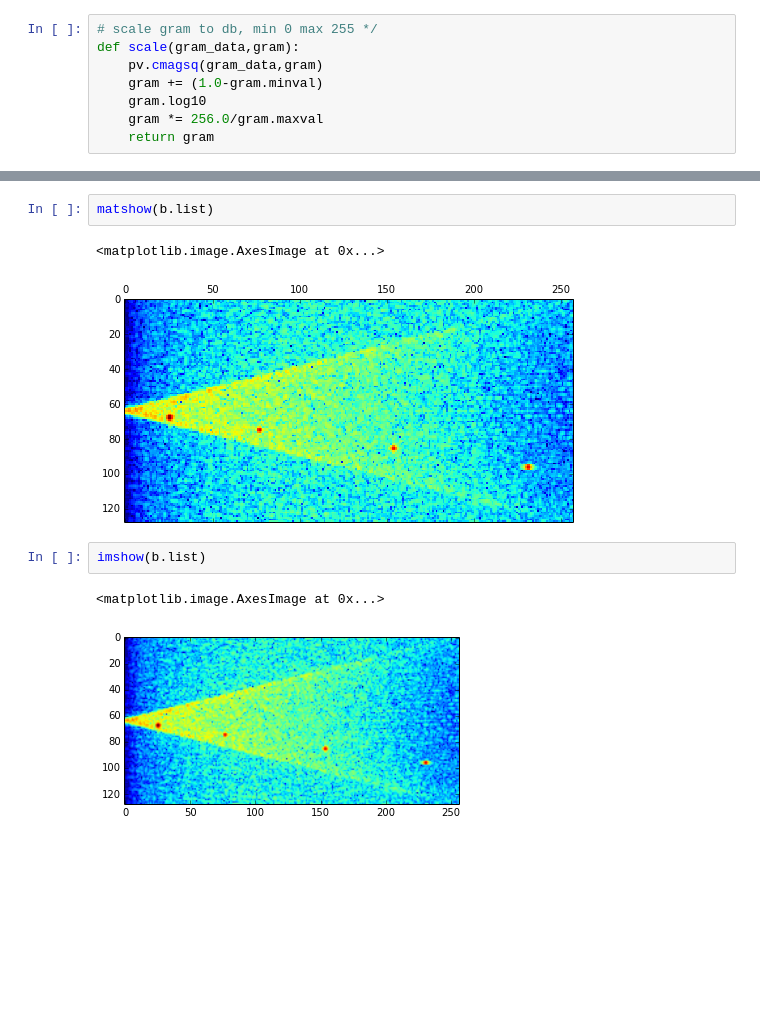
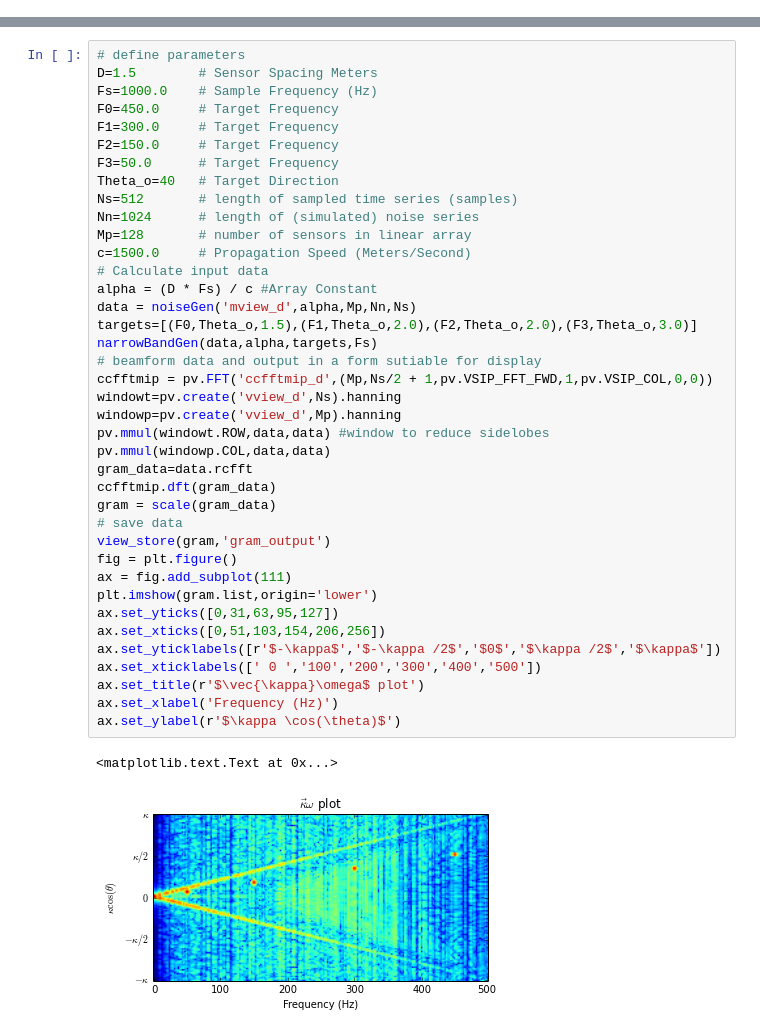
Before and after one commit to rrjudd/jvsip, a Jupyter notebook: python/pyJvsip_example/example21/ex21.ipynb, the cells around one changed output, grey strips where cells are left out. Drawn from its saved outputs; the diff is of its cells as text; blank space fills up the shorter version.

```diff
--- a/python/pyJvsip_example/example21/ex21.ipynb
+++ b/python/pyJvsip_example/example21/ex21.ipynb
@@ -5,11 +6,3 @@ from math import cos as cos
 %matplotlib inline
 import numpy as np
 import matplotlib.pyplot as plt
-# %%
-# scale gram to db, min 0 max 255 */
-def scale(gram_data,gram):
-    pv.cmagsq(gram_data,gram)
-    gram += (1.0-gram.minval)
-    gram.log10
-    gram *= 256.0/gram.maxval
-    return gram
@@ -194,10 +9,42 @@ ax.set_ylabel('Wave Number')
-# %%
-matshow(b.list)
-# %% [output]
-<matplotlib.image.AxesImage at 0x...>
-[figure, removed]
-# %%
-imshow(b.list)
-# %% [output]
-<matplotlib.image.AxesImage at 0x...>
-[figure, removed]
+# %%
+# define parameters
+D=1.5        # Sensor Spacing Meters
+Fs=1000.0    # Sample Frequency (Hz)
+F0=450.0     # Target Frequency
+F1=300.0     # Target Frequency
+F2=150.0     # Target Frequency
+F3=50.0      # Target Frequency
+Theta_o=40   # Target Direction
+Ns=512       # length of sampled time series (samples)
+Nn=1024      # length of (simulated) noise series
+Mp=128       # number of sensors in linear array
+c=1500.0     # Propagation Speed (Meters/Second)
+# Calculate input data
+alpha = (D * Fs) / c #Array Constant
+data = noiseGen('mview_d',alpha,Mp,Nn,Ns)
+targets=[(F0,Theta_o,1.5),(F1,Theta_o,2.0),(F2,Theta_o,2.0),(F3,Theta_o,3.0)]
+narrowBandGen(data,alpha,targets,Fs)
+# beamform data and output in a form sutiable for display
+ccfftmip = pv.FFT('ccfftmip_d',(Mp,Ns/2 + 1,pv.VSIP_FFT_FWD,1,pv.VSIP_COL,0,0))
+windowt=pv.create('vview_d',Ns).hanning
+windowp=pv.create('vview_d',Mp).hanning
+pv.mmul(windowt.ROW,data,data) #window to reduce sidelobes
+pv.mmul(windowp.COL,data,data)
+gram_data=data.rcfft
+ccfftmip.dft(gram_data)
+gram = scale(gram_data)
+# save data
+view_store(gram,'gram_output')
+fig = plt.figure()
+ax = fig.add_subplot(111)
+plt.imshow(gram.list,origin='lower')
+ax.set_yticks([0,31,63,95,127])
+ax.set_xticks([0,51,103,154,206,256])
+ax.set_yticklabels([r'$-\kappa$','$-\kappa /2$','$0$','$\kappa /2$','$\kappa$'])
+ax.set_xticklabels([' 0 ','100','200','300','400','500'])
+ax.set_title(r'$\vec{\kappa}\omega$ plot')
+ax.set_xlabel('Frequency (Hz)')
+ax.set_ylabel(r'$\kappa \cos(\theta)$')
+# %% [output]
+<matplotlib.text.Text at 0x...>
+[figure, added]
```
Also changed, not shown: parts of 10 cells of this notebook, 4 other files.
